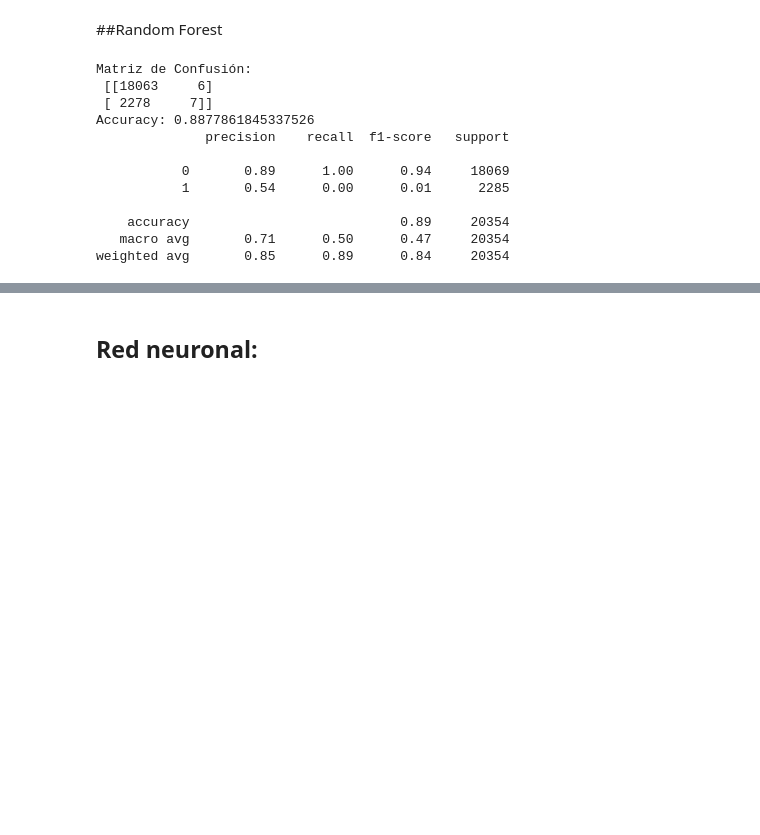
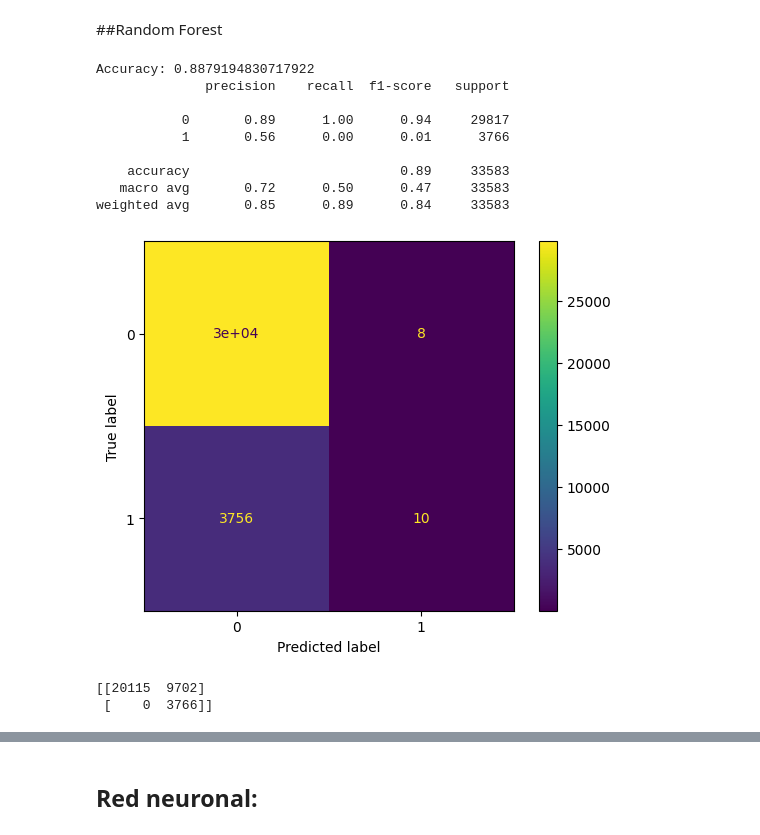
Before and after one commit to diegol99/Salud_CasoE, a Jupyter notebook: Salud.ipynb, the cells around one changed output, grey strips where cells are left out. Drawn from its saved outputs; the diff is of its cells as text; code cells hidden in the pictures; blank space fills up the shorter version.

```diff
--- a/Salud.ipynb
+++ b/Salud.ipynb
@@ -434,7 +434,7 @@ y = df_salud['readmitted']
 X = pd.get_dummies(X)
 
 # Dividir en conjunto de entrenamiento y prueba
-X_train, X_test, y_train, y_test = train_test_split(X, y, test_size=0.2, random_state=42)
+X_train, X_test, y_train, y_test = train_test_split(X, y, test_size=0.33, random_state=42)
 # Definir el modelo
 rf_model = RandomForestClassifier(n_estimators=100, random_state=42)
 
@@ -446,23 +446,25 @@ y_pred = rf_model.predict(X_test)
 # %%
 from sklearn.metrics import confusion_matrix, classification_report, accuracy_score
 
-# Calcular la matriz de confusión
-cm = confusion_matrix(y_test, y_pred)
-print('Matriz de Confusión:\n', cm)
 
 # Calcular otras métricas de evaluación
 print('Accuracy:', accuracy_score(y_test, y_pred))
 print(classification_report(y_test, y_pred))
 # %% [output]
-Matriz de Confusión:
- [[18063     6]
- [ 2278     7]]
-Accuracy: 0.8877861845337526
+Accuracy: 0.8879194830717922
               precision    recall  f1-score   support
 
-           0       0.89      1.00      0.94     18069
-           1       0.54      0.00      0.01      2285
+           0       0.89      1.00      0.94     29817
+           1       0.56      0.00      0.01      3766
 
-    accuracy                           0.89     20354
-   macro avg       0.71      0.50      0.47     20354
-weighted avg       0.85      0.89      0.84     20354
+    accuracy                           0.89     33583
+   macro avg       0.72      0.50      0.47     33583
+weighted avg       0.85      0.89      0.84     33583
+# %%
+from sklearn.metrics import accuracy_score, confusion_matrix, precision_score, recall_score, ConfusionMatrixDisplay
+matrix = confusion_matrix(y_test, y_pred)
+display = ConfusionMatrixDisplay(confusion_matrix = matrix)
+display.plot()
+plt.show()
+# %% [output]
+[figure, added]
@@ -468,0 +477,17 @@ weighted avg       0.85      0.89      0.84     20354
+# %%
+from sklearn.ensemble import RandomForestClassifier
+from sklearn.metrics import confusion_matrix
+
+# Se entrena un modelo de Random Forest con el dataset balanceado
+rf = RandomForestClassifier(n_estimators=100, random_state=42)
+rf.fit(X_resampled, y_resampled)
+
+# Se hacen predicciones en el dataset de prueba
+y_pred = rf.predict(X_test)
+
+# Se genera la matriz de confusión
+cm = confusion_matrix(y_test, y_pred)
+print(cm)
+# %% [output]
+[[20115  9702]
+ [    0  3766]]
```
Also changed, not shown: parts of 7 cells of this notebook.
